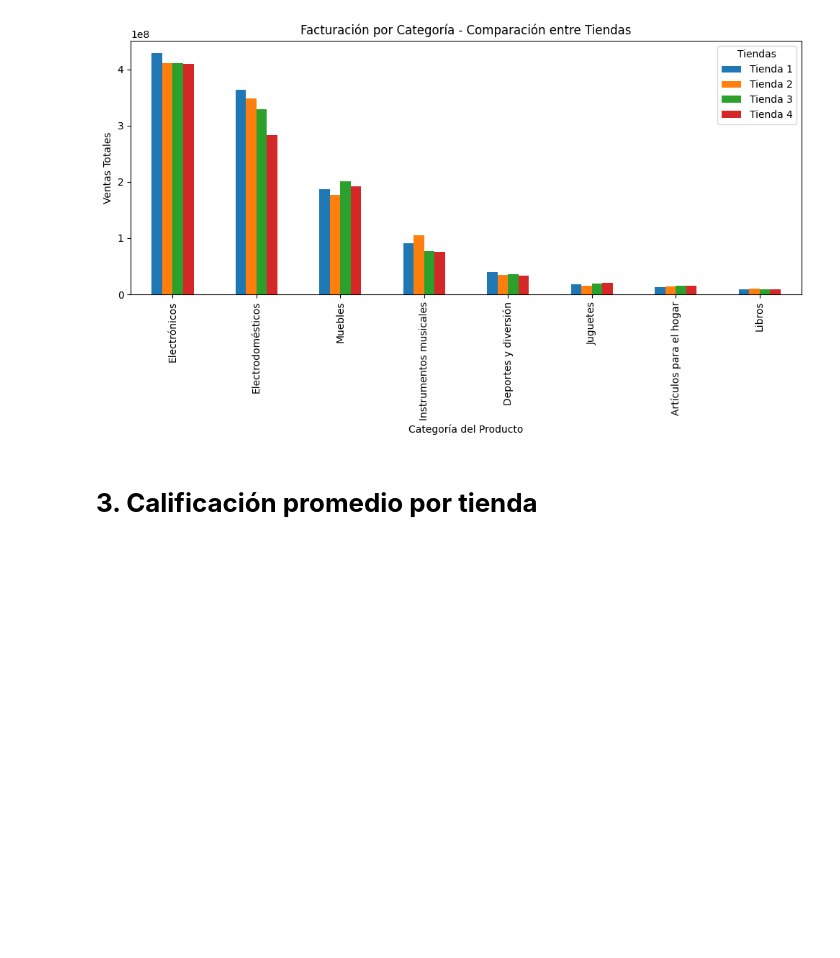
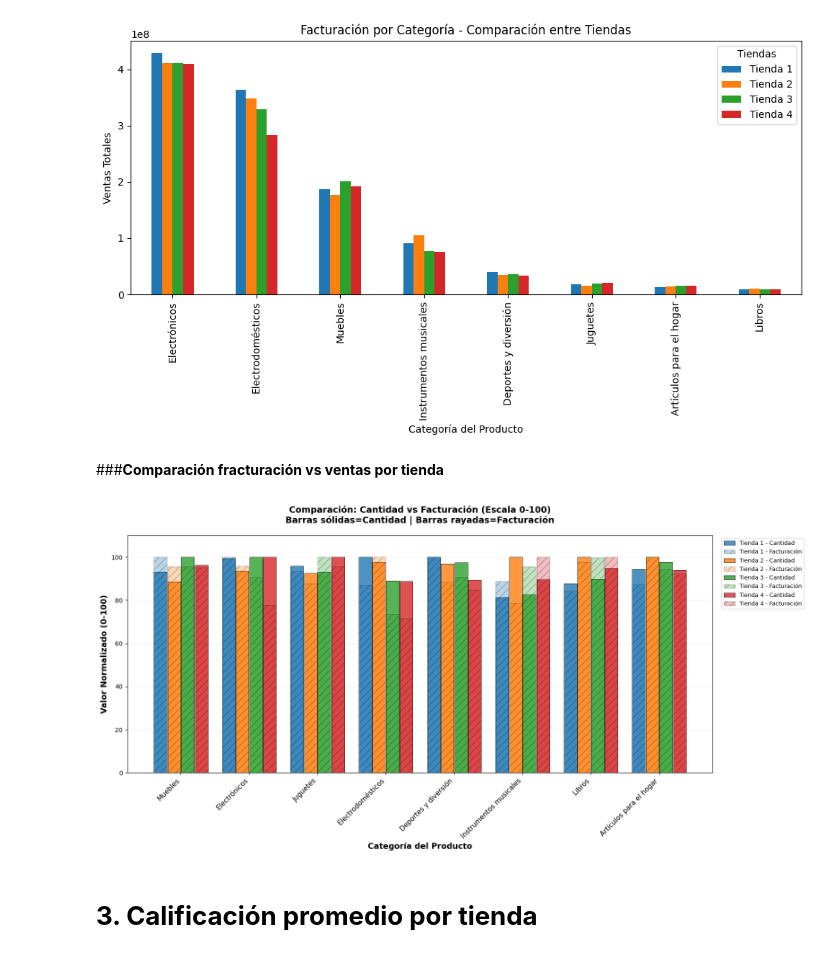
Before and after one commit to Scf300/Challenge-Alura-Store, a Jupyter notebook: AluraStoreLatam.ipynb, the cells around one changed output. Drawn from its saved outputs; the diff is of its cells as text; code cells hidden in the pictures; blank space fills up the shorter version.

```diff
--- a/AluraStoreLatam.ipynb
+++ b/AluraStoreLatam.ipynb
@@ -606,6 +658,86 @@ plt.tight_layout()
 plt.show()
 # %% [output]
 [figure]
+# %% [markdown]
+###**Comparación fracturación vs ventas por tienda**
+# %%
+import matplotlib.pyplot as plt
+import pandas as pd
+import numpy as np
+
+# Combine the total sales quantity by category for each store
+df_cantidad = pd.DataFrame({
+    'Tienda 1': total_venta_por_categoria.values,
+    'Tienda 2': total_venta_por_categoria_2.values,
+    'Tienda 3': total_venta_por_categoria_3.values,
+    'Tienda 4': total_venta_por_categoria_4.values
+}, index=total_venta_por_categoria.index)
+
+# Combine the total sales revenue by category for each store
+df_facturacion = pd.DataFrame({
+    'Tienda 1': total_facturacion_por_categoria.values,
+    'Tienda 2': total_facturacion_por_categoria_2.values,
+    'Tienda 3': total_facturacion_por_categoria_3.values,
+    'Tienda 4': total_facturacion_por_categoria_4.values
+}, index=total_facturacion_por_categoria.index)
+
+# PASO CRÍTICO: Normalizar cada categoría a rango 0-100
+# Para cada categoría, el máximo valor = 100, los demás proporcionalmente
+
+# Normalizar cantidad
+df_cantidad_norm = df_cantidad.div(df_cantidad.max(axis=1), axis=0) * 100
+
+# Normalizar facturación
+df_facturacion_norm = df_facturacion.div(df_facturacion.max(axis=1), axis=0) * 100
+
+# Create figure
+fig, ax = plt.subplots(figsize=(16, 8))
+
+# Configurar posiciones
+categorias = df_cantidad.index
+num_categorias = len(categorias)
+
+bar_width = 0.2
+x_pos = np.arange(num_categorias)
+
+colors_tiendas = ['#1f77b4', '#ff7f0e', '#2ca02c', '#d62728']
+tiendas = list(df_cantidad.columns)
+
+# Dibujar barras SUPERPUESTAS
+for i, (tienda, color) in enumerate(zip(tiendas, colors_tiendas)):
+    offset = (i - 1.5) * bar_width
+
+    # Barras de CANTIDAD (color sólido)
+    ax.bar(x_pos + offset, df_cantidad_norm[tienda], bar_width * 0.95,
+           label=f'{tienda} - Cantidad', color=color, alpha=0.8,
+           edgecolor='black', linewidth=0.7)
+
+    # Barras de FACTURACIÓN (patrón rayado, superpuesto)
+    ax.bar(x_pos + offset, df_facturacion_norm[tienda], bar_width * 0.95,
+           label=f'{tienda} - Facturación', color=color, alpha=0.3,
+           edgecolor='black', linewidth=0.7, hatch='//')
+
+# Configurar eje
+ax.set_ylabel('Valor Normalizado (0-100)', fontsize=13, fontweight='bold')
+ax.set_xlabel('Categoría del Producto', fontsize=13, fontweight='bold')
+ax.set_title('Comparación: Cantidad vs Facturación (Escala 0-100)\nBarras sólidas=Cantidad | Barras rayadas=Facturación',
+             fontsize=14, fontweight='bold', pad=20)
+ax.set_ylim(0, 110)
+ax.set_xticks(x_pos)
+ax.set_xticklabels(categorias, rotation=45, ha='right', fontsize=11)
+
+# Leyenda
+handles, labels = ax.get_legend_handles_labels()
+ax.legend(handles, labels, loc='upper left', bbox_to_anchor=(1.01, 1), fontsize=9)
+
+# Grid
+ax.grid(axis='y', alpha=0.3, linestyle='--')
+ax.set_axisbelow(True)
+
+plt.tight_layout()
+plt.show()
+# %% [output]
+[figure, added]
 # %% [markdown]
 # **3. Calificación promedio por tienda**
 # %% [markdown]
```
Also changed, not shown: parts of 79 cells of this notebook.
